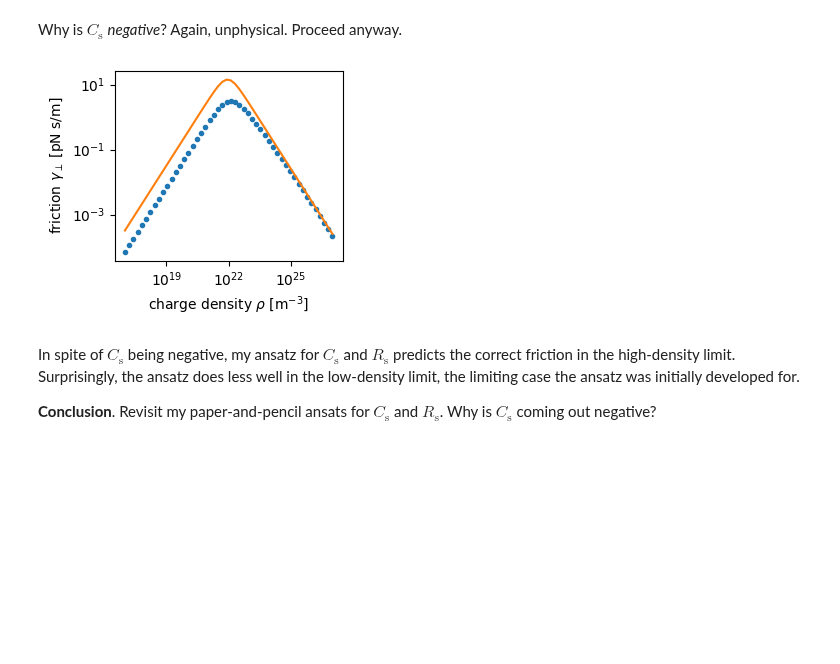
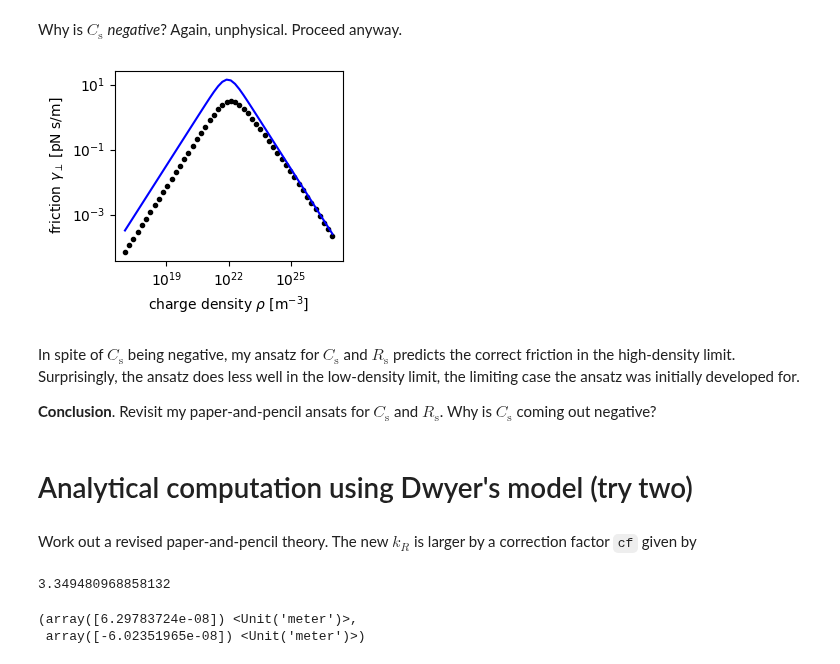
Before and after one commit to Marohn-Group/dissipationtheory, a Jupyter notebook: development/dissipation-theory--Study-11.ipynb, the cells around one changed output. Cells and saved outputs as stored; diff of their text form; code cells hidden in the pictures; blank space fills up the shorter version.

```diff
--- a/development/dissipation-theory--Study-11.ipynb
+++ b/development/dissipation-theory--Study-11.ipynb
@@ -170,28 +175,35 @@ Cs = epsilon0 * epsilons.real * kC
 # %% [markdown]
 Why is $C_{\mathrm{s}}$ *negative*?  Again, unphysical.  Proceed anyway.
 # %%
-result1['gamma Dwyer'] = ((c1**2 * Vts**2 * Rs) / (1 + (2 * np.pi * fc)**2 * Rs**2 * (c0 + Cs)**2)).to('pN s/m')
+result1['gamma Dwyer 1'] = ((c1**2 * Vts**2 * Rs) / (1 + (2 * np.pi * fc)**2 * Rs**2 * (c0 + Cs)**2)).to('pN s/m')
-# %%
-fig = plt.figure(figsize=(3.25, 2.75))
-plt.loglog(
-    result1['rho'].to('1/m^3').magnitude,
-    result1['gamma'].to('pN s/m').magnitude,
-    '.')
-plt.loglog(
-    result1['rho'].to('1/m^3').magnitude,
-    result1['gamma Dwyer'].to('pN s/m').magnitude,
-    '-')
-plt.xlabel(r'charge density $\rho$ [m$^{-3}$]')  # need a raw string here because \r is the special carriage return character
-plt.ylabel('friction $\gamma_{\perp}$ [pN s/m]')
-plt.tight_layout()
-
-plt.savefig(THIS + '--Fig-1b.png', dpi=300)
-plt.savefig(THIS + '--Fig-1b.pdf')
-
-plt.show()
-# %% [output]
-[figure, removed]
+# %%
+fig = plt.figure(figsize=(3.25, 2.75))
+
+plt.loglog(
+    result1['rho'].to('1/m^3').magnitude,
+    result1['gamma'].to('pN s/m').magnitude,
+    'k.')
+
+plt.loglog(
+    result1['rho'].to('1/m^3').magnitude,
+    result1['gamma Dwyer 1'].to('pN s/m').magnitude,
+    'b-')
+
+plt.xlabel(r'charge density $\rho$ [m$^{-3}$]')  # need a raw string here because \r is the special carriage return character
+plt.ylabel('friction $\gamma_{\perp}$ [pN s/m]')
+plt.tight_layout()
+
+plt.savefig(THIS + '--Fig-1b.png', dpi=300)
+plt.savefig(THIS + '--Fig-1b.pdf')
+
+plt.show()
+# %% [output]
+[figure, added]
 # %% [markdown]
 In spite of $C_{\mathrm{s}}$ being negative, my ansatz for $C_{\mathrm{s}}$ and $R_{\mathrm{s}}$ predicts the correct friction in the high-density limit.  Surprisingly, the ansatz does less well in the low-density limit, the limiting case the ansatz was initially developed for.
 
 **Conclusion**.  Revisit my paper-and-pencil ansats for $C_{\mathrm{s}}$ and $R_{\mathrm{s}}$.  Why is $C_{\mathrm{s}}$ coming out negative?
+# %% [markdown]
+# Analytical computation using Dwyer's model (try two)
+# %% [markdown]
+Work out a revised paper-and-pencil theory.  The new $k_R$ is larger by a correction factor `cf` given by
@@ -197,0 +212,4 @@ In spite of $C_{\mathrm{s}}$ being negative, my ansatz for $C_{\mathrm{s}}$ and
+# %%
+cf2
+# %% [output]
+3.349480968858132
@@ -197,0 +219,5 @@ In spite of $C_{\mathrm{s}}$ being negative, my ansatz for $C_{\mathrm{s}}$ and
+# %%
+(kR2, kC2)
+# %% [output]
+(array([6.29783724e-08]) <Unit('meter')>,
+ array([-6.02351965e-08]) <Unit('meter')>)
```
Also changed, not shown: parts of 89 cells of this notebook, 28 other files.
